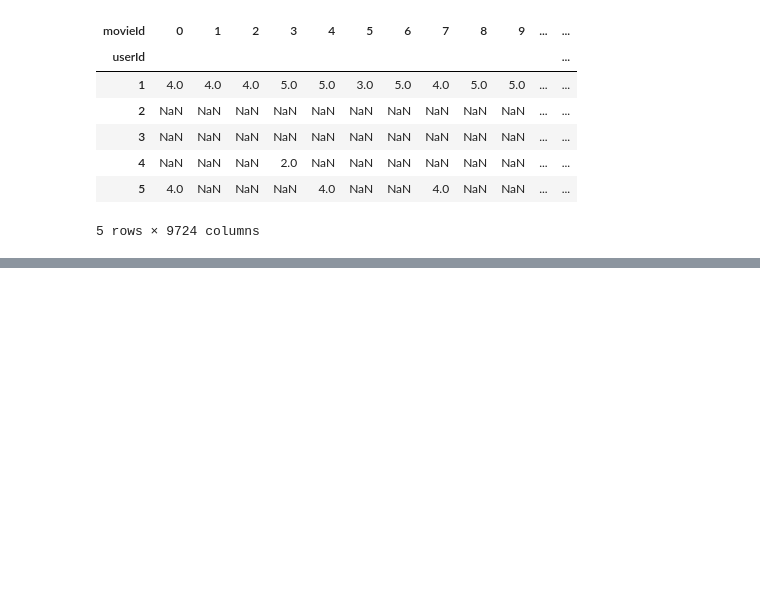
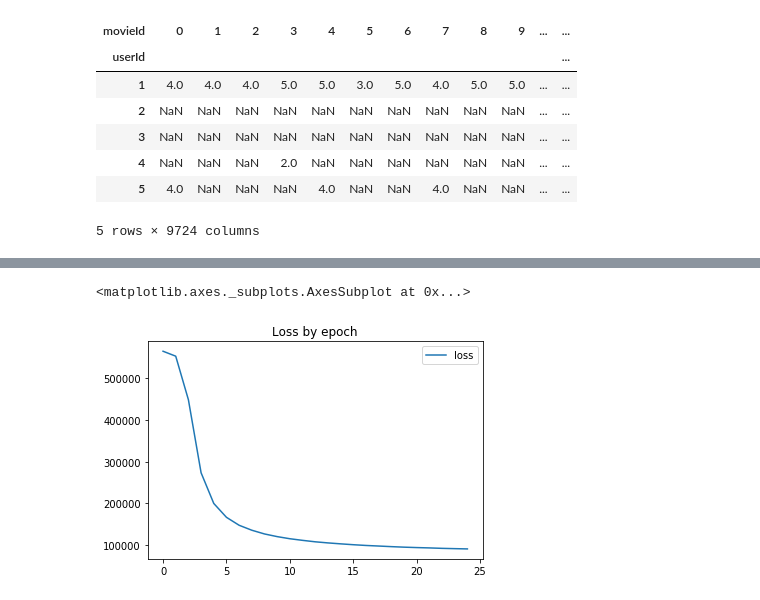
Before and after one commit to obluff/cs560-homework, a Jupyter notebook: hw5/cs560_hw.ipynb, the cells around one changed output, grey strips where cells are left out. Cells and saved outputs as stored; diff of their text form; code cells hidden in the pictures; blank space fills up the shorter version.

```diff
--- a/hw5/cs560_hw.ipynb
+++ b/hw5/cs560_hw.ipynb
@@ -56,6 +56,11 @@ def rmse(dset, preds):
     for i, j, rating in dset:
         rmse += np.power((rating - preds[i, j]), 2)
     return np.sqrt(1/len(dset) * rmse)
+
+#objective function to calculate
+def calculate_loss(loss_err, lmb, U, V):
+    return 1/2*(np.sum(np.power(loss_err, 2))+ lmb/2*(np.power(np.linalg.norm(U, ord='fro'), 2)
+                                                      + np.power(np.linalg.norm(V, ord='fro'), 2)))
 # %%
 #shuffling dataset
 np.random.shuffle(samples)
@@ -118,0 +131,6 @@ rsme for test
+# %%
+#plotting
+pd.DataFrame(data=loss_curve, columns=['loss']).plot(title='Loss by epoch')
+# %% [output]
+<matplotlib.axes._subplots.AxesSubplot at 0x...>
+[figure, added]
```
Also changed, not shown: parts of 13 cells of this notebook, 1 other file.
